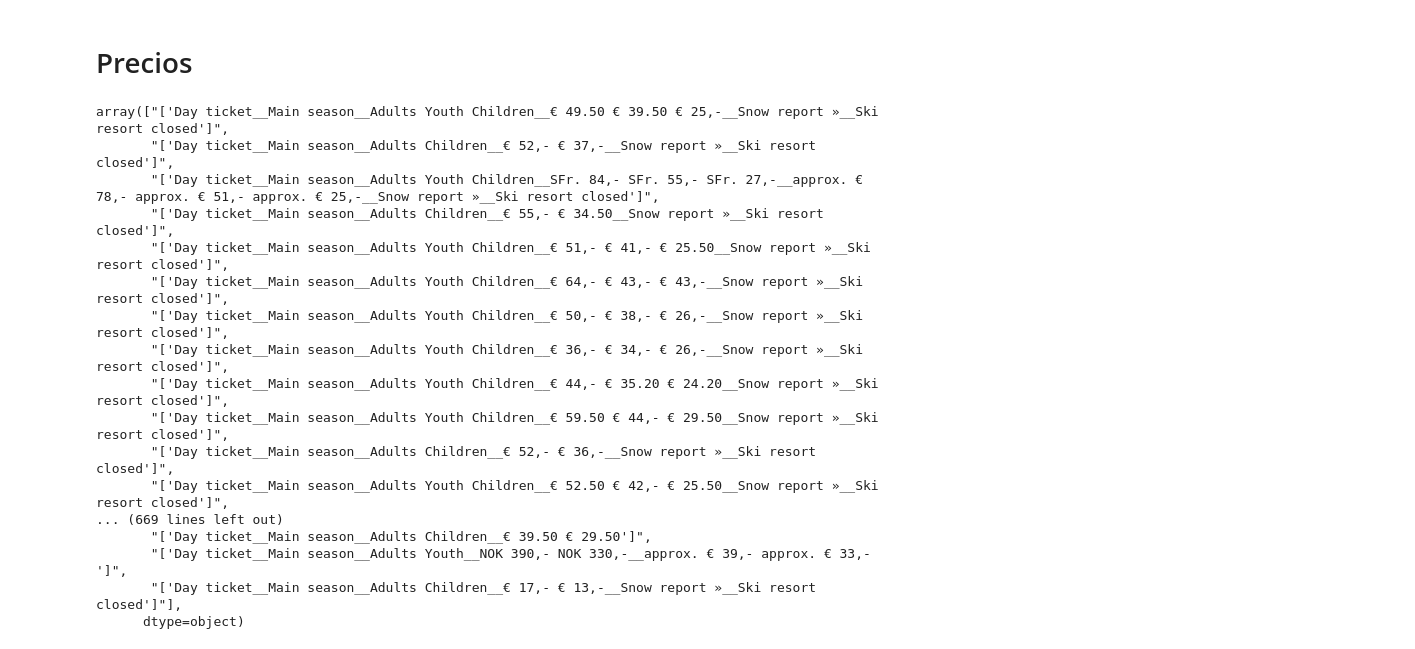
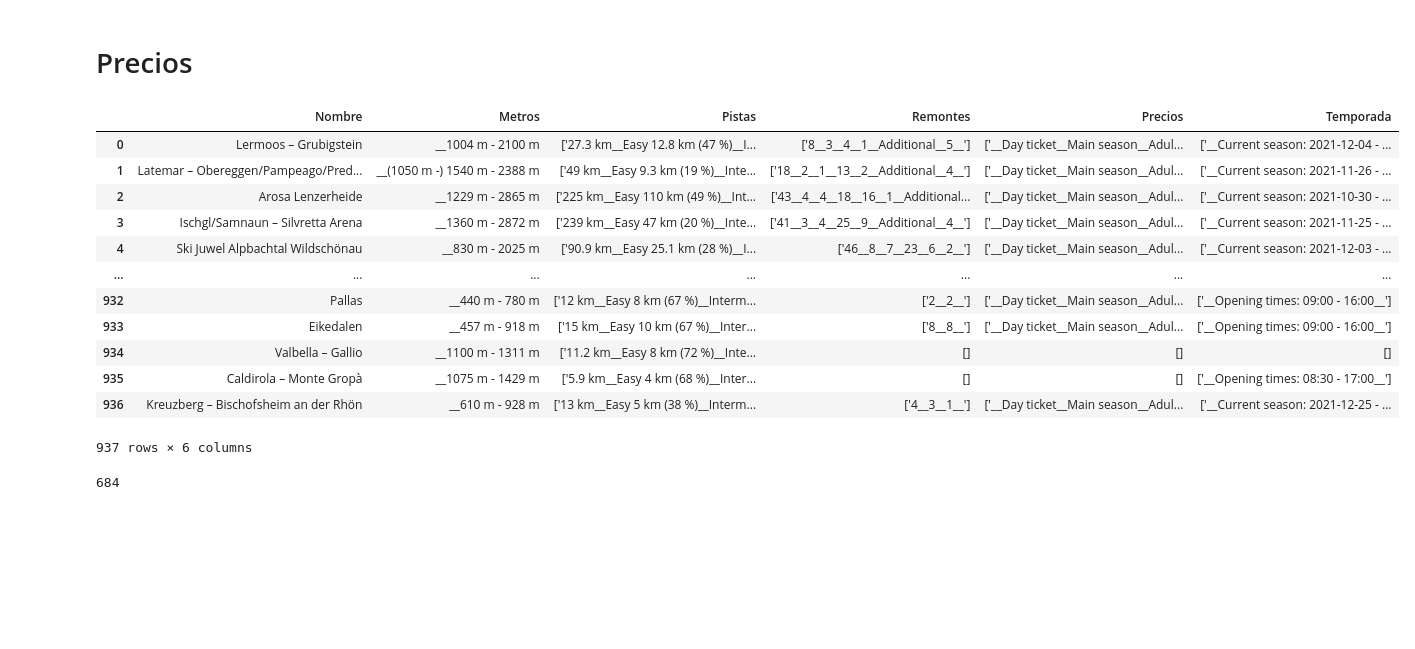
Before and after one commit to jaimecabanyes/GoRiding-, a Jupyter notebook: SCRAPEO.ipynb, the cells around one changed output. Drawn from its saved outputs; the diff is of its cells as text; code cells hidden in the pictures; blank space fills up the shorter version.

```diff
--- a/SCRAPEO.ipynb
+++ b/SCRAPEO.ipynb
@@ -1594,4 +1595,24 @@ dfremontes.to_csv("Data/remontes.csv")
 # Precios
 # %%
 dfprecios = dfEUfinal[['Precios']]
+# %%
+dfEUfinal
+# %% [output]
+|  | Nombre | Metros | Pistas | Remontes | Precios | Temporada |
+| 0 | Lermoos – Grubigstein | __1004 m - 2100 m | ['27.3 km__Easy 12.8 km (47 %)__I... | ['8__3__4__1__Additional__5__'] | ['__Day ticket__Main season__Adul... | ['__Current season: 2021-12-04 - ... |
+| 1 | Latemar – Obereggen/Pampeago/Pred... | __(1050 m -) 1540 m - 2388 m | ['49 km__Easy 9.3 km (19 %)__Inte... | ['18__2__1__13__2__Additional__4__'] | ['__Day ticket__Main season__Adul... | ['__Current season: 2021-11-26 - ... |
+| 2 | Arosa Lenzerheide | __1229 m - 2865 m | ['225 km__Easy 110 km (49 %)__Int... | ['43__4__4__18__16__1__Additional... | ['__Day ticket__Main season__Adul... | ['__Current season: 2021-10-30 - ... |
+| 3 | Ischgl/Samnaun – Silvretta Arena | __1360 m - 2872 m | ['239 km__Easy 47 km (20 %)__Inte... | ['41__3__4__25__9__Additional__4__'] | ['__Day ticket__Main season__Adul... | ['__Current season: 2021-11-25 - ... |
+| 4 | Ski Juwel Alpbachtal Wildschönau | __830 m - 2025 m | ['90.9 km__Easy 25.1 km (28 %)__I... | ['46__8__7__23__6__2__'] | ['__Day ticket__Main season__Adul... | ['__Current season: 2021-12-03 - ... |
+| ... | ... | ... | ... | ... | ... | ... |
+| 932 | Pallas | __440 m - 780 m | ['12 km__Easy 8 km (67 %)__Interm... | ['2__2__'] | ['__Day ticket__Main season__Adul... | ['__Opening times: 09:00 - 16:00__'] |
+| 933 | Eikedalen | __457 m - 918 m | ['15 km__Easy 10 km (67 %)__Inter... | ['8__8__'] | ['__Day ticket__Main season__Adul... | ['__Opening times: 09:00 - 16:00__'] |
+| 934 | Valbella – Gallio | __1100 m - 1311 m | ['11.2 km__Easy 8 km (72 %)__Inte... | [] | [] | [] |
+| 935 | Caldirola – Monte Gropà | __1075 m - 1429 m | ['5.9 km__Easy 4 km (68 %)__Inter... | [] | [] | ['__Opening times: 08:30 - 17:00__'] |
+| 936 | Kreuzberg – Bischofsheim an der Rhön | __610 m - 928 m | ['13 km__Easy 5 km (38 %)__Interm... | ['4__3__1__'] | ['__Day ticket__Main season__Adul... | ['__Current season: 2021-12-25 - ... |
+937 rows × 6 columns
+# %%
+len(dfprecios.Precios.unique())
+# %% [output]
+684
 # %%
@@ -1602,21 +1624 @@ def obtener_precios(columnadf):
-# %%
-dfprecios.Precios.unique()
-# %% [output]
-array(["['Day ticket__Main season__Adults Youth Children__€ 49.50 € 39.50 € 25,-__Snow report »__Ski resort closed']",
-       "['Day ticket__Main season__Adults Children__€ 52,- € 37,-__Snow report »__Ski resort closed']",
-       "['Day ticket__Main season__Adults Youth Children__SFr. 84,- SFr. 55,- SFr. 27,-__approx. € 78,- approx. € 51,- approx. € 25,-__Snow report »__Ski resort closed']",
-       "['Day ticket__Main season__Adults Children__€ 55,- € 34.50__Snow report »__Ski resort closed']",
-       "['Day ticket__Main season__Adults Youth Children__€ 51,- € 41,- € 25.50__Snow report »__Ski resort closed']",
-       "['Day ticket__Main season__Adults Youth Children__€ 64,- € 43,- € 43,-__Snow report »__Ski resort closed']",
-       "['Day ticket__Main season__Adults Youth Children__€ 50,- € 38,- € 26,-__Snow report »__Ski resort closed']",
-       "['Day ticket__Main season__Adults Youth Children__€ 36,- € 34,- € 26,-__Snow report »__Ski resort closed']",
-       "['Day ticket__Main season__Adults Youth Children__€ 44,- € 35.20 € 24.20__Snow report »__Ski resort closed']",
-       "['Day ticket__Main season__Adults Youth Children__€ 59.50 € 44,- € 29.50__Snow report »__Ski resort closed']",
-       "['Day ticket__Main season__Adults Children__€ 52,- € 36,-__Snow report »__Ski resort closed']",
-       "['Day ticket__Main season__Adults Youth Children__€ 52.50 € 42,- € 25.50__Snow report »__Ski resort closed']",
-... (669 lines left out)
-       "['Day ticket__Main season__Adults Children__€ 39.50 € 29.50']",
-       "['Day ticket__Main season__Adults Youth__NOK 390,- NOK 330,-__approx. € 39,- approx. € 33,-']",
-       "['Day ticket__Main season__Adults Children__€ 17,- € 13,-__Snow report »__Ski resort closed']"],
-      dtype=object)
 # %%
```
Also changed, not shown: parts of 56 cells of this notebook.
